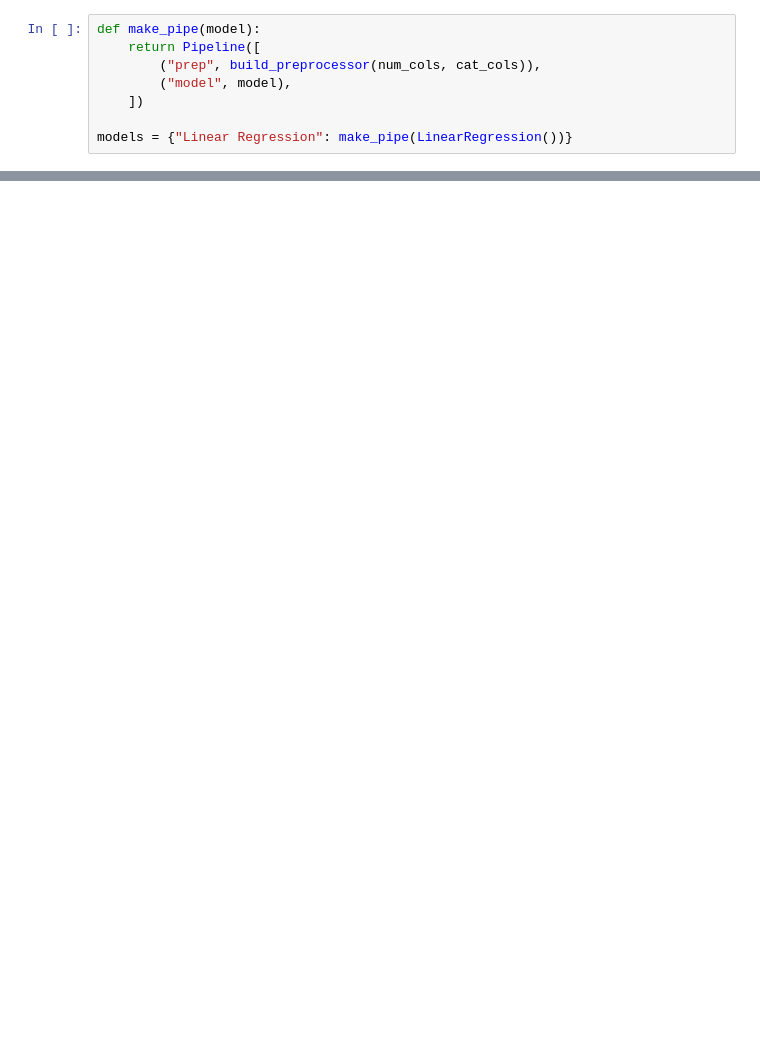
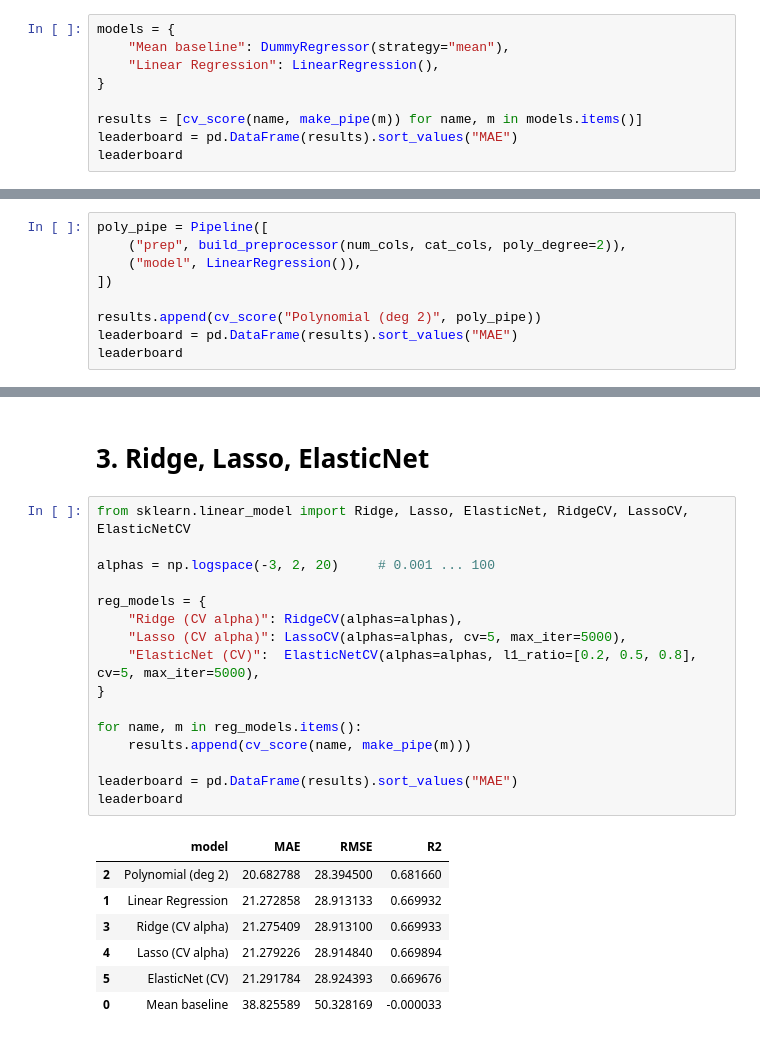
Before and after one commit to Hiruna01/hotel-booking-intelligence, a Jupyter notebook: notebooks/02_regression.ipynb, the cells around one changed output, grey strips where cells are left out. Cells and saved outputs as stored; diff of their text form; blank space fills up the shorter version.

```diff
--- a/notebooks/02_regression.ipynb
+++ b/notebooks/02_regression.ipynb
@@ -59,8 +75,9 @@ R2: -0.00
 # %%
-def make_pipe(model):
-    return Pipeline([
-        ("prep", build_preprocessor(num_cols, cat_cols)),
-        ("model", model),
-    ])
+models = {
+    "Mean baseline": DummyRegressor(strategy="mean"),
+    "Linear Regression": LinearRegression(),
+}
 
-models = {"Linear Regression": make_pipe(LinearRegression())}
+results = [cv_score(name, make_pipe(m)) for name, m in models.items()]
+leaderboard = pd.DataFrame(results).sort_values("MAE")
+leaderboard
@@ -66,0 +200,9 @@ models = {"Linear Regression": make_pipe(LinearRegression())}
+# %%
+poly_pipe = Pipeline([
+    ("prep", build_preprocessor(num_cols, cat_cols, poly_degree=2)),
+    ("model", LinearRegression()),
+])
+
+results.append(cv_score("Polynomial (deg 2)", poly_pipe))
+leaderboard = pd.DataFrame(results).sort_values("MAE")
+leaderboard
@@ -66,0 +269,26 @@ models = {"Linear Regression": make_pipe(LinearRegression())}
+# %% [markdown]
+# 3. Ridge, Lasso, ElasticNet
+# %%
+from sklearn.linear_model import Ridge, Lasso, ElasticNet, RidgeCV, LassoCV, ElasticNetCV
+
+alphas = np.logspace(-3, 2, 20)     # 0.001 ... 100
+
+reg_models = {
+    "Ridge (CV alpha)": RidgeCV(alphas=alphas),
+    "Lasso (CV alpha)": LassoCV(alphas=alphas, cv=5, max_iter=5000),
+    "ElasticNet (CV)":  ElasticNetCV(alphas=alphas, l1_ratio=[0.2, 0.5, 0.8], cv=5, max_iter=5000),
+}
+
+for name, m in reg_models.items():
+    results.append(cv_score(name, make_pipe(m)))
+
+leaderboard = pd.DataFrame(results).sort_values("MAE")
+leaderboard
+# %% [output]
+|  | model | MAE | RMSE | R2 |
+| 2 | Polynomial (deg 2) | 20.682788 | 28.394500 | 0.681660 |
+| 1 | Linear Regression | 21.272858 | 28.913133 | 0.669932 |
+| 3 | Ridge (CV alpha) | 21.275409 | 28.913100 | 0.669933 |
+| 4 | Lasso (CV alpha) | 21.279226 | 28.914840 | 0.669894 |
+| 5 | ElasticNet (CV) | 21.291784 | 28.924393 | 0.669676 |
+| 0 | Mean baseline | 38.825589 | 50.328169 | -0.000033 |
```
Also changed, not shown: parts of 19 cells of this notebook, 1 other file.
